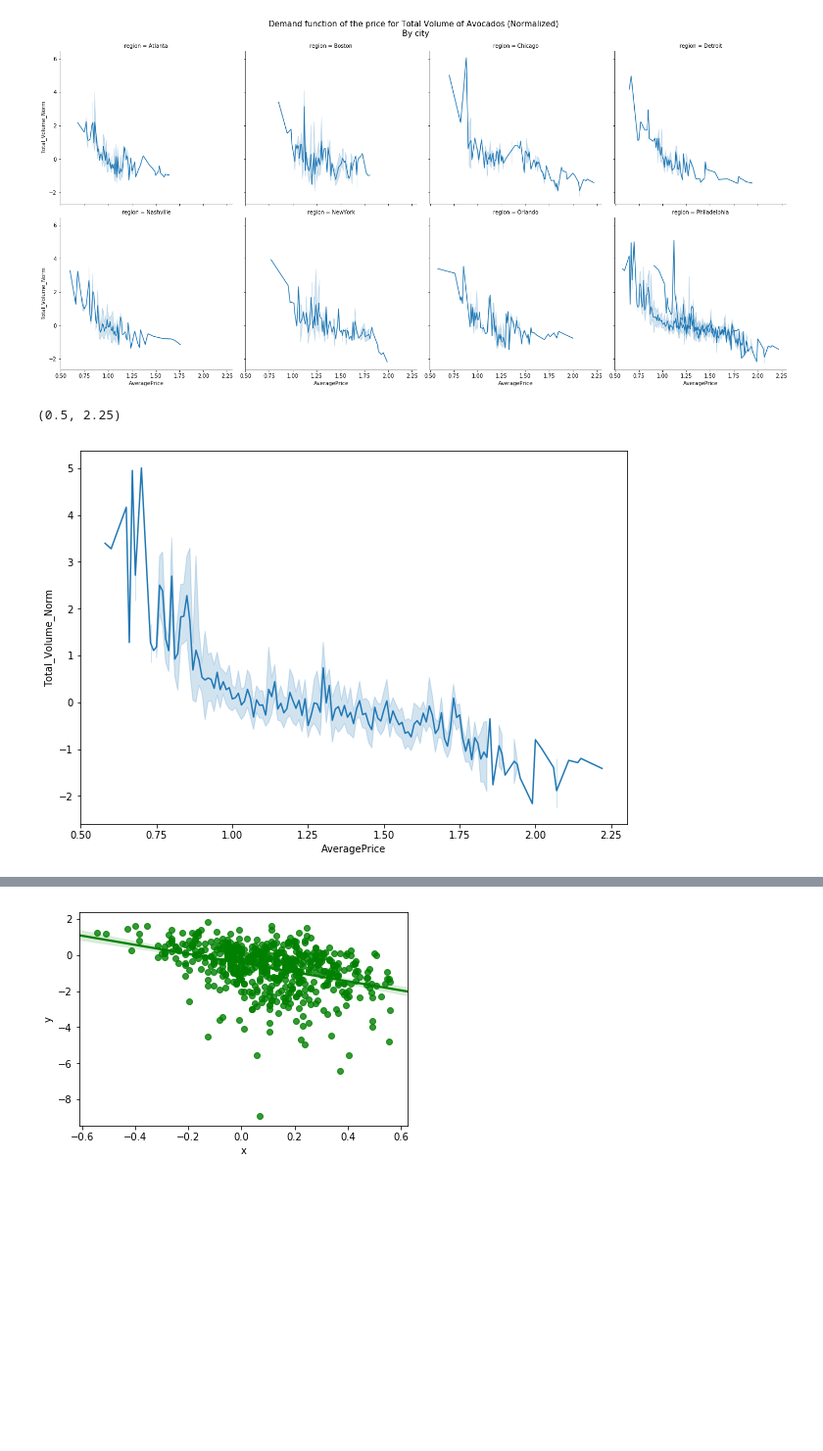
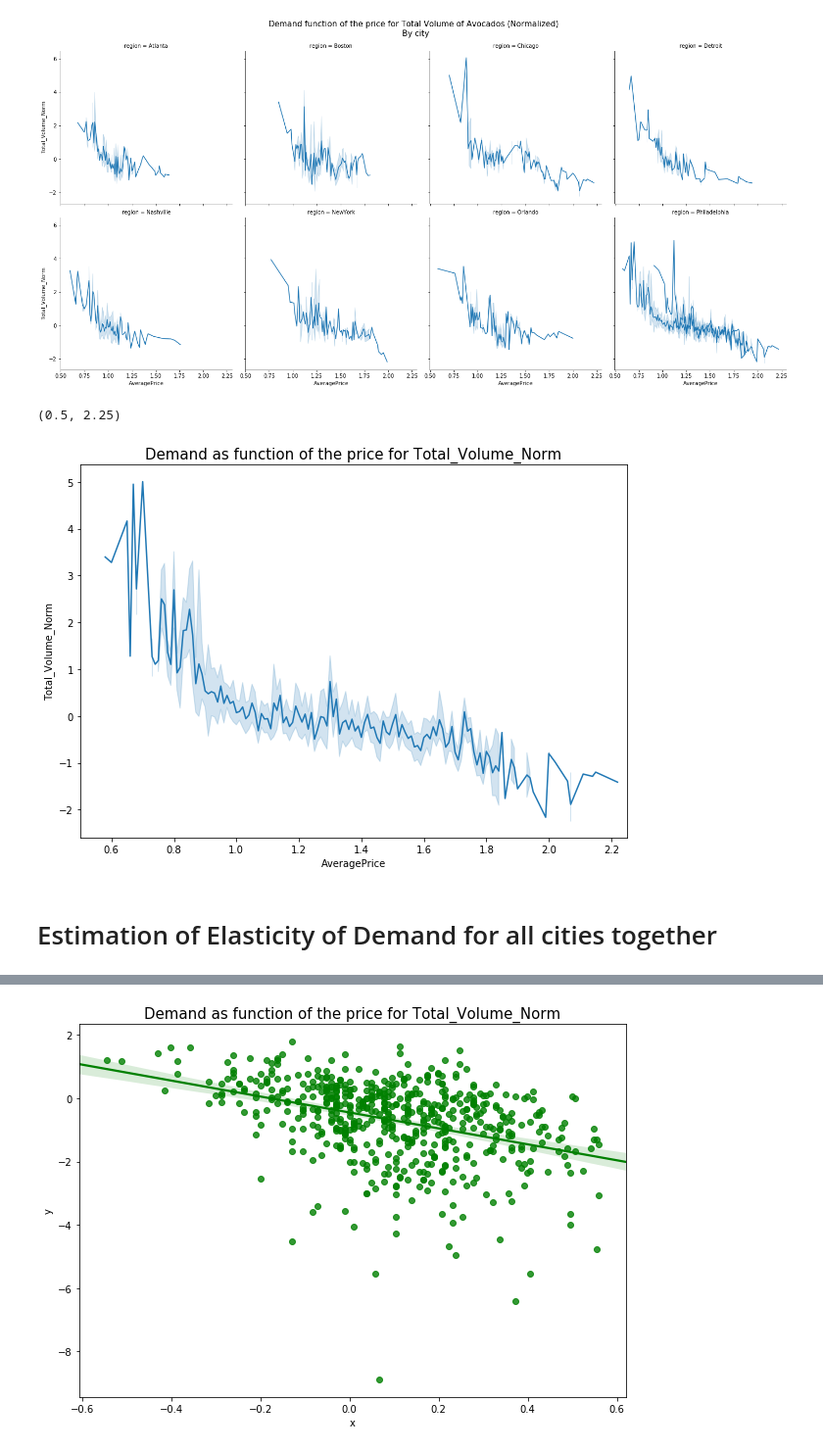
Before and after one commit to AfekIlayAdler/Uni-2019-Dynamic_Pricing, a Jupyter notebook: part_1+2.ipynb, the cells around one changed output, grey strips where cells are left out. Shown at 98% size. Saved outputs shown, nothing was run; the diff lists cells and outputs as text; code cells hidden in the pictures; blank space fills up the shorter version.

```diff
--- a/part_1+2.ipynb
+++ b/part_1+2.ipynb
@@ -212,4 +231,12 @@ X = df_conventional[['region','month','AveragePrice','year']]
 for col in ['month','region','year']:
     X[col] = X[col].astype('category')
 y = df_conventional['Total Volume']
+
+X_with_dummies = pd.get_dummies(X, drop_first = True)
+import statsmodels.api as sm
+from scipy import stats
+X_with_dummies= sm.add_constant(X_with_dummies)
+est = sm.OLS(y, X_with_dummies)
+est = est.fit()
+print(est.summary())
 # %% [output]
@@ -223,8 +259,0 @@ See the caveats in the documentation: http://pandas.pydata.org/pandas-docs/stabl
-# %%
-X_ = pd.get_dummies(X, drop_first = True)
-import statsmodels.api as sm
-from scipy import stats
-X2 = sm.add_constant(X_)
-est = sm.OLS(y, X2)
-est2 = est.fit()
-print(est2.summary())
@@ -251,7 +263,7 @@ Warnings:
 # %%
-X_ = df_conventional[['region','month','AveragePrice','year' ,'Total Volume']]
-stats_dict = X_[['region','Total Volume']].groupby('region').agg(['mean','std'])['Total Volume'].to_dict()
+X_norm = df_conventional[['region','month','AveragePrice','year' ,'Total Volume']]
+stats_dict = X_norm[['region','Total Volume']].groupby('region').agg(['mean','std'])['Total Volume'].to_dict()
 def norm_row(row):
     return (row['Total Volume'] - stats_dict['mean'][row['region']])/stats_dict['std'][row['region']]
-X_['Total_Volume_Norm'] = X_.apply(norm_row, axis = 1)
-X_.to_csv('avocado_dataset_filtered.csv')
+X_norm['Total_Volume_Norm'] = X_norm.apply(norm_row, axis = 1)
+X_norm.to_csv('avocado_dataset_filtered.csv')
@@ -274,22 +280,26 @@ sns.lineplot(data = X_,x = 'AveragePrice', y = 'Total_Volume_Norm' )
 [figure]
 # %%
 plt.figure(figsize=(10,7))
-sns.lineplot(data = X_,x = 'AveragePrice', y = 'Total_Volume_Norm' )
-ax.set_title("Demand as function of the price forTotal_Volume (Norm)", size = 15)
+ax = sns.lineplot(data = X_norm,x = 'AveragePrice', y = 'Total_Volume_Norm' )
+ax.set_title("Demand as function of the price for Total_Volume_Norm", size = 15)
 ax.set_xlim(0.5,2.25)
 # %% [output]
 (0.5, 2.25)
-[figure, old version]
+[figure, new version]
+# %% [markdown]
+# Estimation of Elasticity of Demand for all cities together
 # %%
-xy = pd.DataFrame()
-xy['x'] = np.log(X_['AveragePrice'])
-xy['y'] = np.log(X_['Total_Volume_Norm'])
-x_e = xy.dropna()['x']
-sns.regplot(x= x_e , y= xy.dropna()['y'] , color="g")
-x_e = sm.add_constant(x_e)
-est = sm.OLS(xy.dropna()['y'],x_e)
-est2 = est.fit()
-print(est2.summary())
+regression_df= pd.DataFrame()
+regression_df['x'] = np.log(X_norm['AveragePrice'])
+regression_df['y'] = np.log(X_norm['Total_Volume_Norm'])
+X = regression_df.dropna()['x']
+plt.figure(figsize=(10,7))
+ax = sns.regplot(x= X , y= regression_df.dropna()['y'] , color="g")
+ax.set_title("Demand as function of the price for Total_Volume_Norm", size = 15)
+X = sm.add_constant(X)
+est = sm.OLS(regression_df.dropna()['y'],X)
+est = est.fit()
+print(est.summary())
 # %% [output]
                             OLS Regression Results
 ==============================================================================
@@ -301,11 +311,11 @@ Time:                        00:49:18   Log-Likelihood:                -917.05
 No. Observations:                 580   AIC:                             1838.
 Df Residuals:                     578   BIC:                             1847.
 Df Model:                           1
 Covariance Type:            nonrobust
 ==============================================================================
 ... (9 lines left out)
 ==============================================================================
 
 Warnings:
 [1] Standard Errors assume that the covariance matrix of the errors is correctly specified.
-[figure, old version]
+[figure, new version]
```
Also changed, not shown: parts of 29 cells of this notebook.
